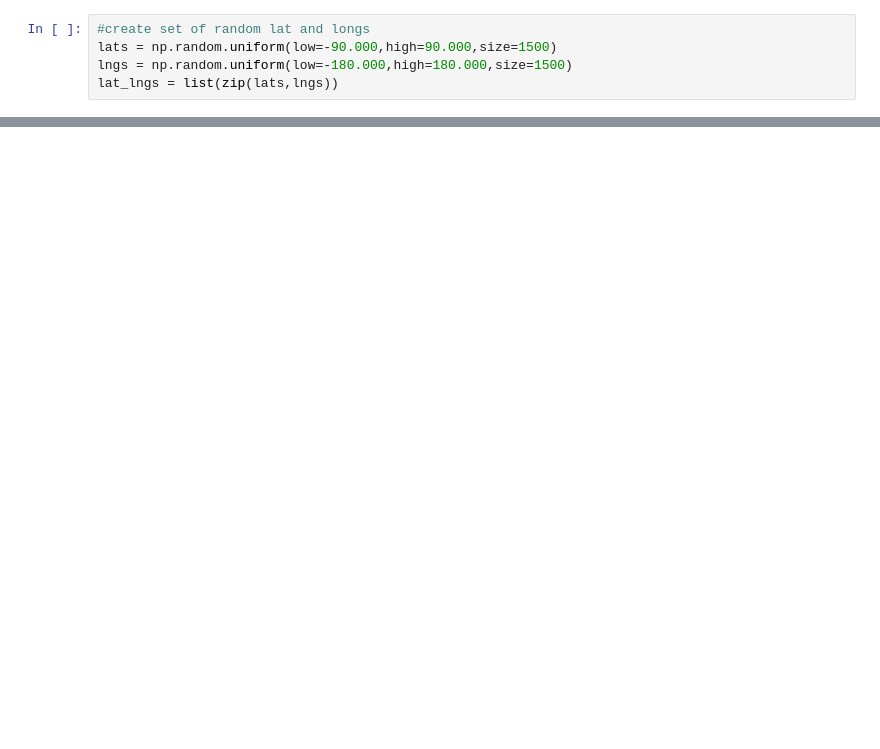
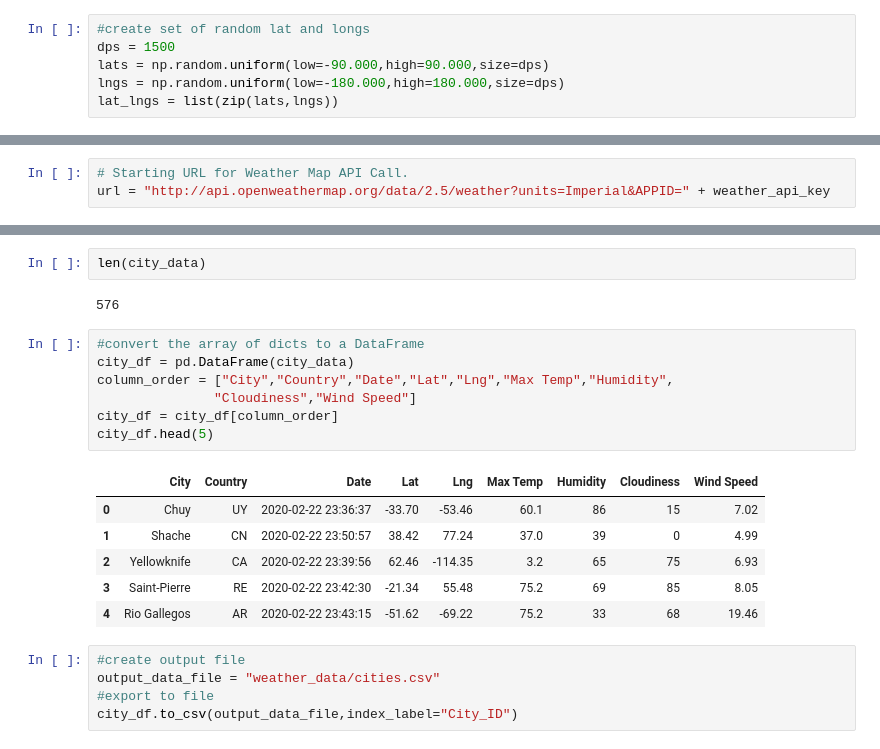
Before and after one commit to mattglibota/World_Weather_Analysis, a Jupyter notebook: WeatherPy.ipynb, the cells around one changed output, grey strips where cells are left out. Drawn from its saved outputs; the diff is of its cells as text; blank space fills up the shorter version.

```diff
--- a/WeatherPy.ipynb
+++ b/WeatherPy.ipynb
@@ -4,5 +16,6 @@ import pandas as pd, matplotlib.pyplot as plt, numpy as np
 # %%
 #create set of random lat and longs
-lats = np.random.uniform(low=-90.000,high=90.000,size=1500)
-lngs = np.random.uniform(low=-180.000,high=180.000,size=1500)
+dps = 1500
+lats = np.random.uniform(low=-90.000,high=90.000,size=dps)
+lngs = np.random.uniform(low=-180.000,high=180.000,size=dps)
 lat_lngs = list(zip(lats,lngs))
@@ -29,0 +37,3 @@ len(cities)
+# %%
+# Starting URL for Weather Map API Call.
+url = "http://api.openweathermap.org/data/2.5/weather?units=Imperial&APPID=" + weather_api_key
@@ -29,0 +117,23 @@ len(cities)
+# %%
+len(city_data)
+# %% [output]
+576
+# %%
+#convert the array of dicts to a DataFrame
+city_df = pd.DataFrame(city_data)
+column_order = ["City","Country","Date","Lat","Lng","Max Temp","Humidity",
+               "Cloudiness","Wind Speed"]
+city_df = city_df[column_order]
+city_df.head(5)
+# %% [output]
+|  | City | Country | Date | Lat | Lng | Max Temp | Humidity | Cloudiness | Wind Speed |
+| 0 | Chuy | UY | 2020-02-22 23:36:37 | -33.70 | -53.46 | 60.1 | 86 | 15 | 7.02 |
+| 1 | Shache | CN | 2020-02-22 23:50:57 | 38.42 | 77.24 | 37.0 | 39 | 0 | 4.99 |
+| 2 | Yellowknife | CA | 2020-02-22 23:39:56 | 62.46 | -114.35 | 3.2 | 65 | 75 | 6.93 |
+| 3 | Saint-Pierre | RE | 2020-02-22 23:42:30 | -21.34 | 55.48 | 75.2 | 69 | 85 | 8.05 |
+| 4 | Rio Gallegos | AR | 2020-02-22 23:43:15 | -51.62 | -69.22 | 75.2 | 33 | 68 | 19.46 |
+# %%
+#create output file
+output_data_file = "weather_data/cities.csv"
+#export to file
+city_df.to_csv(output_data_file,index_label="City_ID")
```
Also changed, not shown: parts of 5 cells of this notebook, 3 other files.
